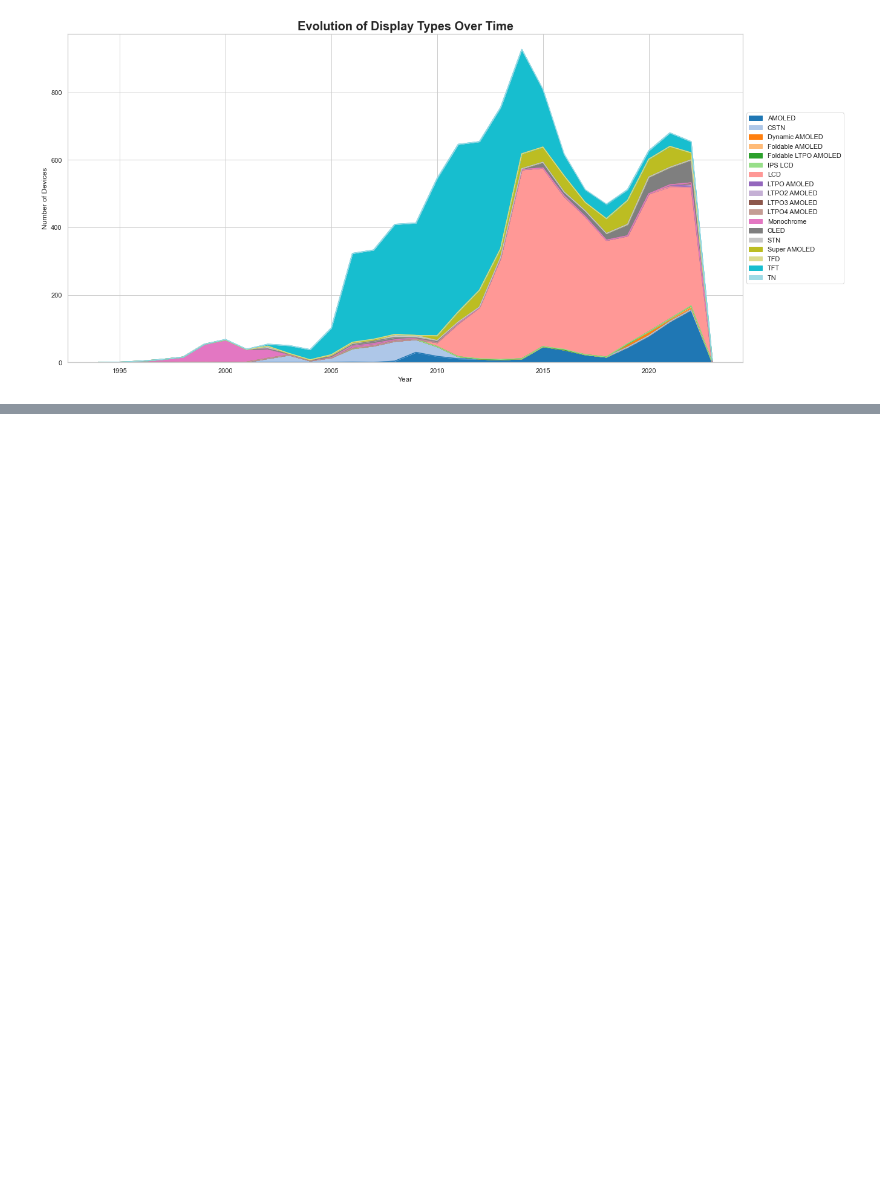
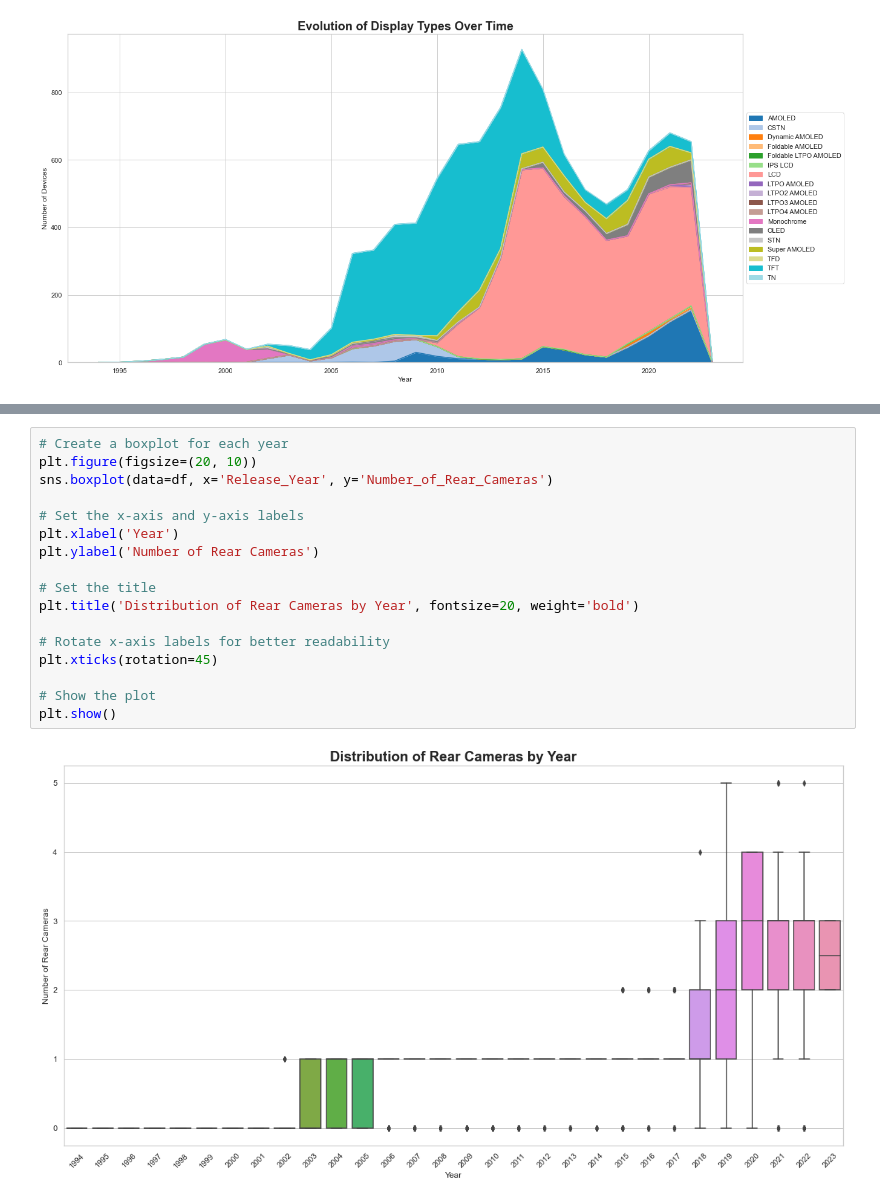
Before and after one commit to AlbertHunduza/Smartphone-Project, a Jupyter notebook: Overview and Analysis.ipynb, the cells around one changed output, grey strips where cells are left out. Drawn from its saved outputs; the diff is of its cells as text; blank space fills up the shorter version.

```diff
--- a/Overview and Analysis.ipynb
+++ b/Overview and Analysis.ipynb
@@ -700,0 +755,19 @@ plt.show()
+# %%
+# Create a boxplot for each year
+plt.figure(figsize=(20, 10))
+sns.boxplot(data=df, x='Release_Year', y='Number_of_Rear_Cameras')
+
+# Set the x-axis and y-axis labels
+plt.xlabel('Year')
+plt.ylabel('Number of Rear Cameras')
+
+# Set the title
+plt.title('Distribution of Rear Cameras by Year', fontsize=20, weight='bold')
+
+# Rotate x-axis labels for better readability
+plt.xticks(rotation=45)
+
+# Show the plot
+plt.show()
+# %% [output]
+[figure, added]
```
Also changed, not shown: parts of 9 cells of this notebook.
